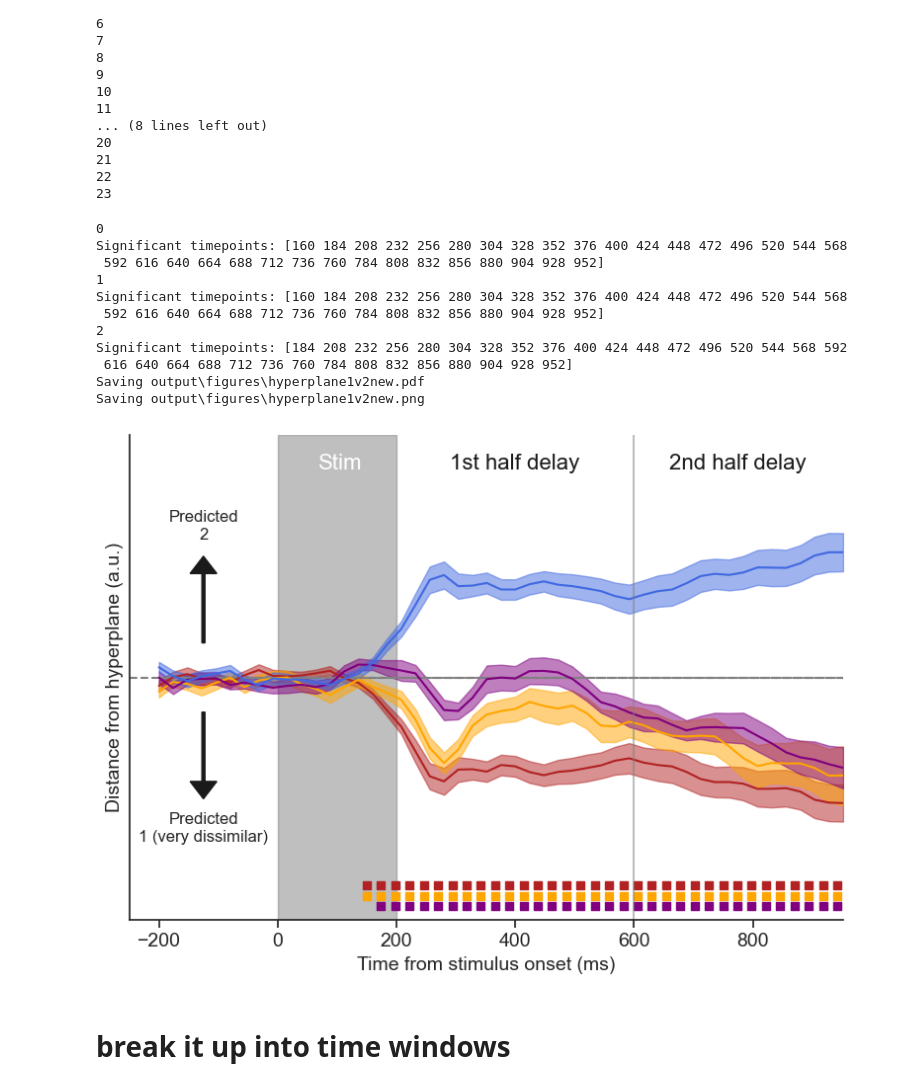
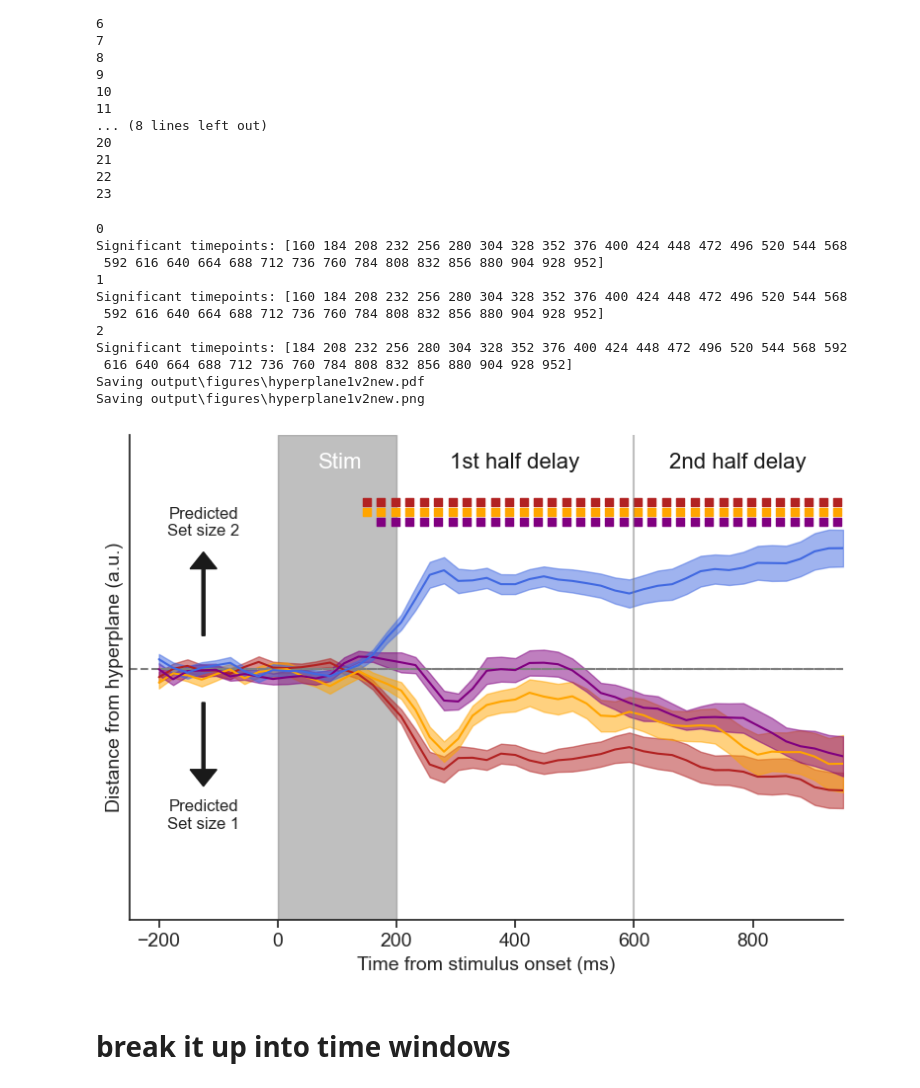
Before and after one commit to WilliamThyer/Dissociating-Spatial-and-Item-Based-Attention, a Jupyter notebook: Discus/analysis/hyperplane.ipynb, the cells around one changed output. Saved outputs shown, nothing was run; the diff lists cells and outputs as text; code cells hidden in the pictures.

```diff
--- a/Discus/analysis/hyperplane.ipynb
+++ b/Discus/analysis/hyperplane.ipynb
@@ -67,34 +67,36 @@ interp.load_results('hyperplane')
 # %%
 import matplotlib.pyplot as plt
 import seaborn as sns
 plt.close()
 
 sns.set_theme(font_scale=1.5,style='white')
 plt.subplots(figsize=(8,6))
 
 interp.colors = ['firebrick', 'orange','purple','royalblue']
+interp.labels = ['1 targ. + very dissim. dist.','1 targ. + dissim. distractor', '1 target + sim. distractor', '2 targets']
 interp.plot_hyperplane(
     stim_time=[0,200],
     significance_testing_pair=[(0,3),(1,3),(2,3)],
-    sig_y=-3,
+    sig_y=2.5,
     test_from_zero=False,
-    ylim=[-3.5,3.5],stim_label_xy=[120,3.1],
+    ylim=[-3.75,3.5],stim_label_xy=[120,3.1],
     label_text_ys=[-1.95,1.95],label_text_x=-125,
     arrow_ys=[-.5,.5],add_delay_labels=True,
+    arrow_labels=['Set size 1','Set size 2'],
     savefig=True,subtitle='1v2new',legend_pos=None)
 # %% [output]
 0
 Significant timepoints: [160 184 208 232 256 280 304 328 352 376 400 424 448 472 496 520 544 568
  592 616 640 664 688 712 736 760 784 808 832 856 880 904 928 952]
 1
 Significant timepoints: [160 184 208 232 256 280 304 328 352 376 400 424 448 472 496 520 544 568
  592 616 640 664 688 712 736 760 784 808 832 856 880 904 928 952]
 2
 Significant timepoints: [184 208 232 256 280 304 328 352 376 400 424 448 472 496 520 544 568 592
  616 640 664 688 712 736 760 784 808 832 856 880 904 928 952]
 Saving output\figures\hyperplane1v2new.pdf
 Saving output\figures\hyperplane1v2new.png
-[figure, old version]
+[figure, new version]
 # %% [markdown]
 # break it up into time windows
 # %%
```
Also changed, not shown: parts of 20 cells of this notebook, 9 other files.
